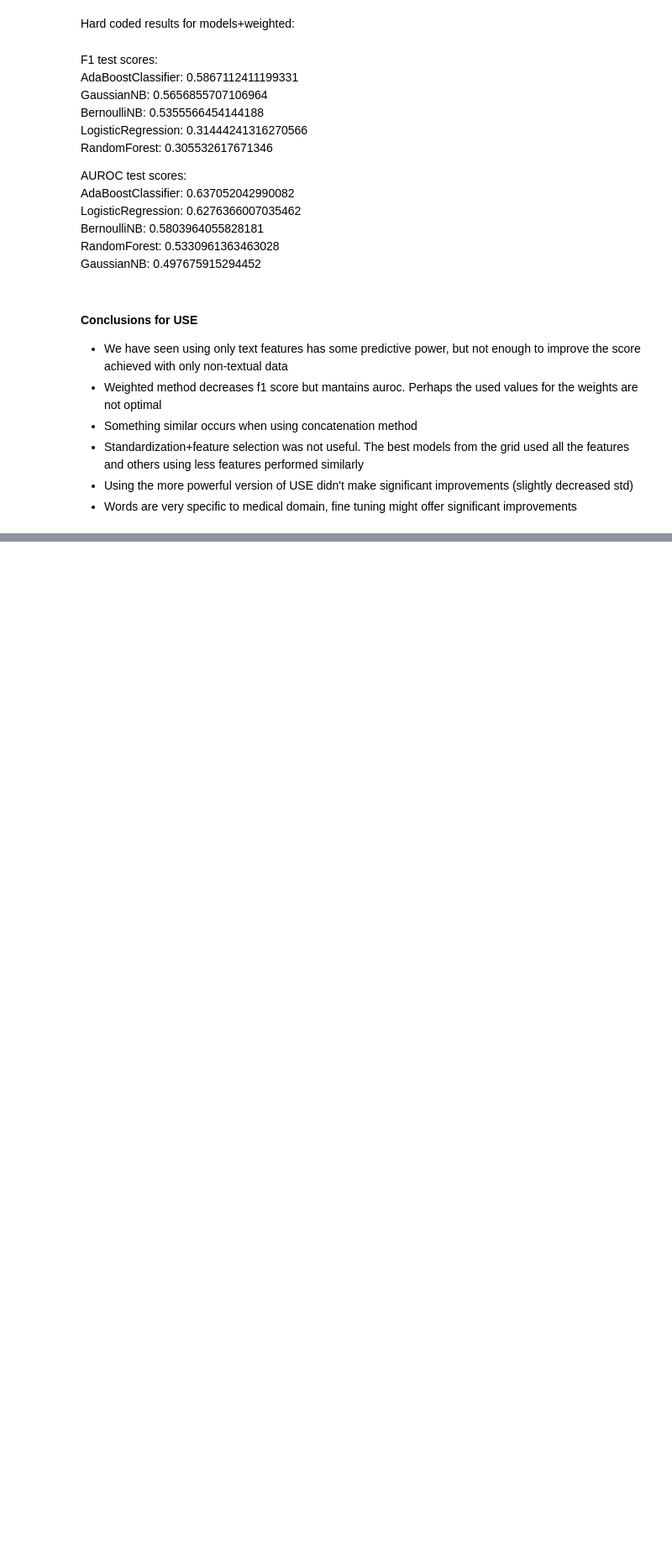
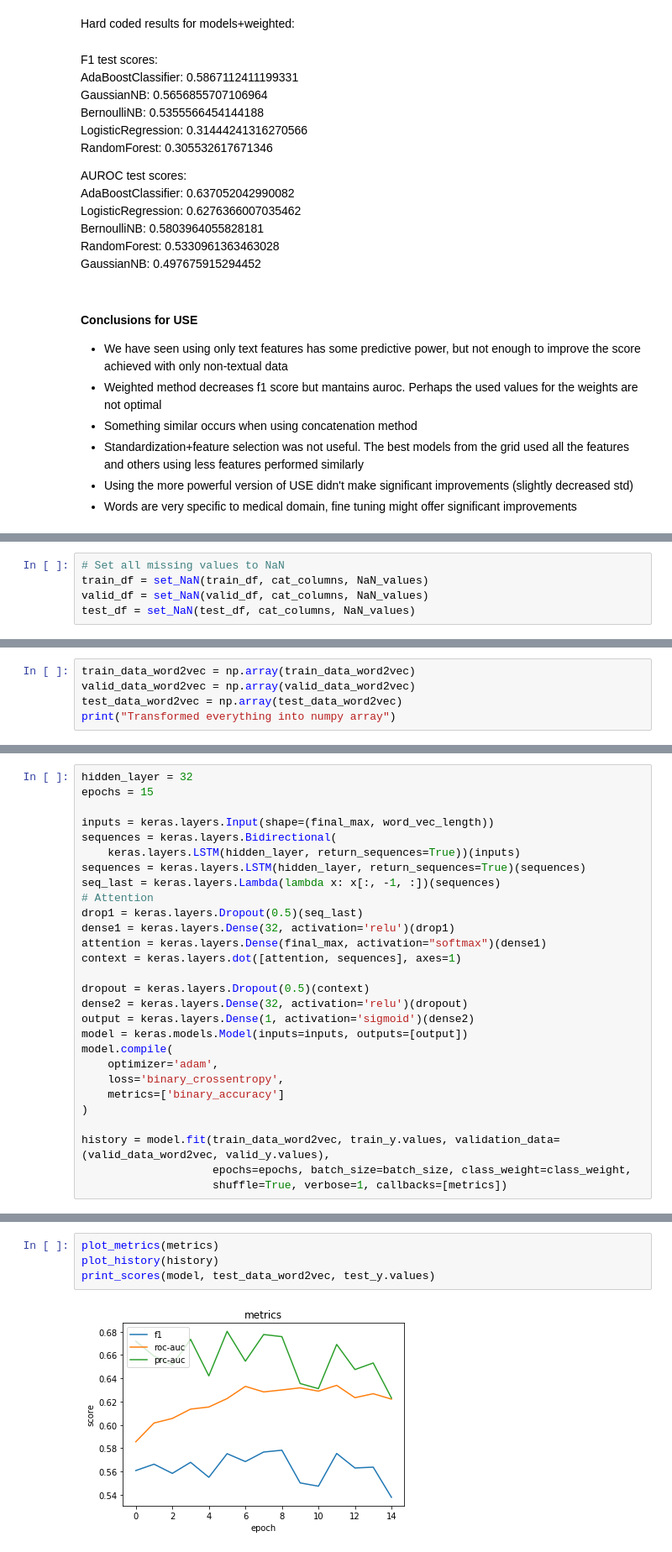
Before and after one commit to pvk95/MLHC, a Jupyter notebook: exercise2/10k_diabetes.ipynb, the cells around one changed output, grey strips where cells are left out. Shown at 84% size. Drawn from its saved outputs; the diff is of its cells as text; blank space fills up the shorter version.

```diff
--- a/exercise2/10k_diabetes.ipynb
+++ b/exercise2/10k_diabetes.ipynb
@@ -670,0 +747,5 @@ GaussianNB: 0.497675915294452
+# %%
+# Set all missing values to NaN
+train_df = set_NaN(train_df, cat_columns, NaN_values)
+valid_df = set_NaN(valid_df, cat_columns, NaN_values)
+test_df = set_NaN(test_df, cat_columns, NaN_values)
@@ -670,0 +910,5 @@ GaussianNB: 0.497675915294452
+# %%
+train_data_word2vec = np.array(train_data_word2vec)
+valid_data_word2vec = np.array(valid_data_word2vec)
+test_data_word2vec = np.array(test_data_word2vec)
+print("Transformed everything into numpy array")
@@ -672,0 +1069,28 @@ GaussianNB: 0.497675915294452
+# %%
+hidden_layer = 32
+epochs = 15
+
+inputs = keras.layers.Input(shape=(final_max, word_vec_length))
+sequences = keras.layers.Bidirectional(
+    keras.layers.LSTM(hidden_layer, return_sequences=True))(inputs)
+sequences = keras.layers.LSTM(hidden_layer, return_sequences=True)(sequences)
+seq_last = keras.layers.Lambda(lambda x: x[:, -1, :])(sequences)
+# Attention
+drop1 = keras.layers.Dropout(0.5)(seq_last)
+dense1 = keras.layers.Dense(32, activation='relu')(drop1)
+attention = keras.layers.Dense(final_max, activation="softmax")(dense1)
+context = keras.layers.dot([attention, sequences], axes=1)
+
+dropout = keras.layers.Dropout(0.5)(context)
+dense2 = keras.layers.Dense(32, activation='relu')(dropout)
+output = keras.layers.Dense(1, activation='sigmoid')(dense2)
+model = keras.models.Model(inputs=inputs, outputs=[output])
+model.compile(
+    optimizer='adam',
+    loss='binary_crossentropy',
+    metrics=['binary_accuracy']
+)
+
+history = model.fit(train_data_word2vec, train_y.values, validation_data=(valid_data_word2vec, valid_y.values),
+                    epochs=epochs, batch_size=batch_size, class_weight=class_weight,
+                    shuffle=True, verbose=1, callbacks=[metrics])
@@ -672,0 +1115,6 @@ GaussianNB: 0.497675915294452
+# %%
+plot_metrics(metrics)
+plot_history(history)
+print_scores(model, test_data_word2vec, test_y.values)
+# %% [output]
+[figure, added]
```
Also changed, not shown: parts of 31 cells of this notebook, 1 other file.
